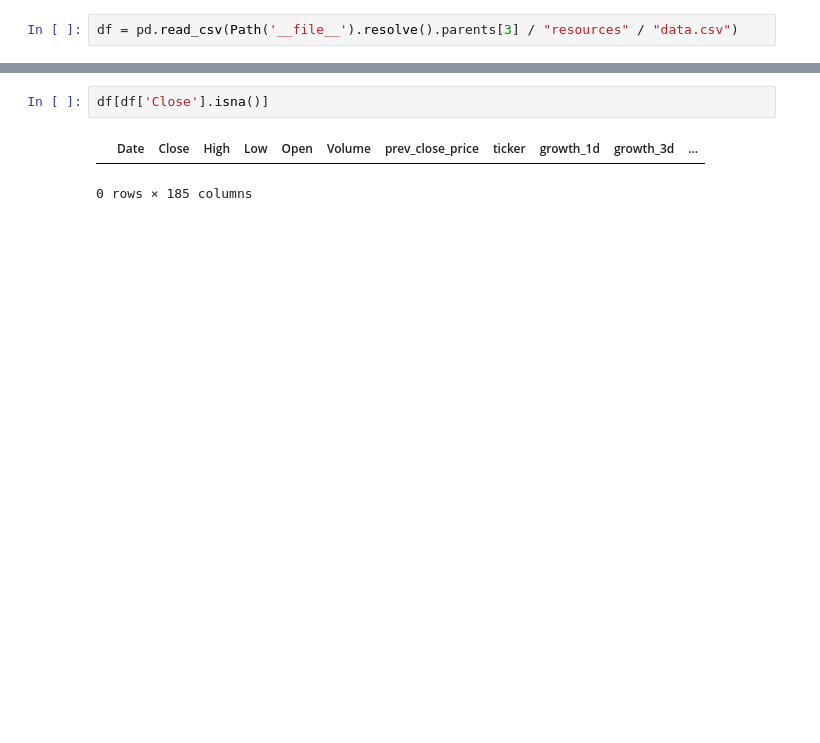
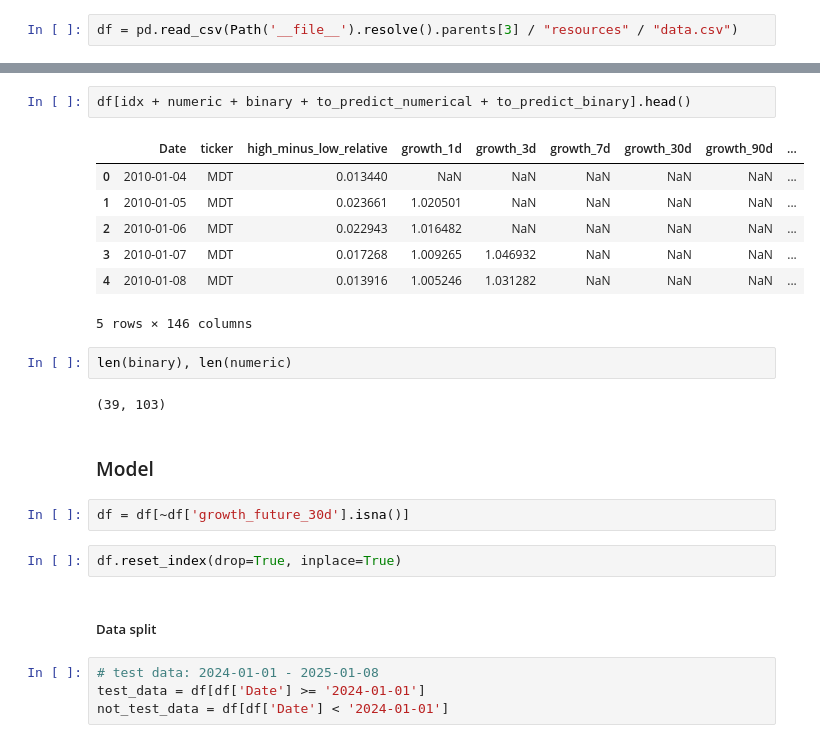
Before and after one commit to foookinaaa/trading_strategy, a Jupyter notebook: src/trading_strategy/notebooks/2_eda.ipynb, the cells around one changed output, grey strips where cells are left out. Cells and saved outputs as stored; diff of their text form; blank space fills up the shorter version.

Commit message:
add prepare data for modeling

```diff
--- a/src/trading_strategy/notebooks/2_eda.ipynb
+++ b/src/trading_strategy/notebooks/2_eda.ipynb
@@ -224,5 +276,26 @@ Name: roll_mean_10d, Length: 1101534, dtype: float64
+# %%
+df[idx + numeric + binary + to_predict_numerical + to_predict_binary].head()
+# %% [output]
+|  | Date | ticker | high_minus_low_relative | growth_1d | growth_3d | growth_7d | growth_30d | growth_90d | ... |
+| 0 | 2010-01-04 | MDT | 0.013440 | NaN | NaN | NaN | NaN | NaN | ... |
+| 1 | 2010-01-05 | MDT | 0.023661 | 1.020501 | NaN | NaN | NaN | NaN | ... |
+| 2 | 2010-01-06 | MDT | 0.022943 | 1.016482 | NaN | NaN | NaN | NaN | ... |
+| 3 | 2010-01-07 | MDT | 0.017268 | 1.009265 | 1.046932 | NaN | NaN | NaN | ... |
+| 4 | 2010-01-08 | MDT | 0.013916 | 1.005246 | 1.031282 | NaN | NaN | NaN | ... |
+5 rows × 146 columns
+# %%
+len(binary), len(numeric)
+# %% [output]
+(39, 103)
+# %% [markdown]
+### Model
 # %%
-df[df['Close'].isna()]
+df = df[~df['growth_future_30d'].isna()]
-# %% [output]
-|  | Date | Close | High | Low | Open | Volume | prev_close_price | ticker | growth_1d | growth_3d | ... |
-0 rows × 185 columns
+# %%
+df.reset_index(drop=True, inplace=True)
+# %% [markdown]
+##### Data split
+# %%
+# test data: 2024-01-01 - 2025-01-08
+test_data = df[df['Date'] >= '2024-01-01']
+not_test_data = df[df['Date'] < '2024-01-01']
```
Also changed, not shown: parts of 29 cells of this notebook, 3 other files.
